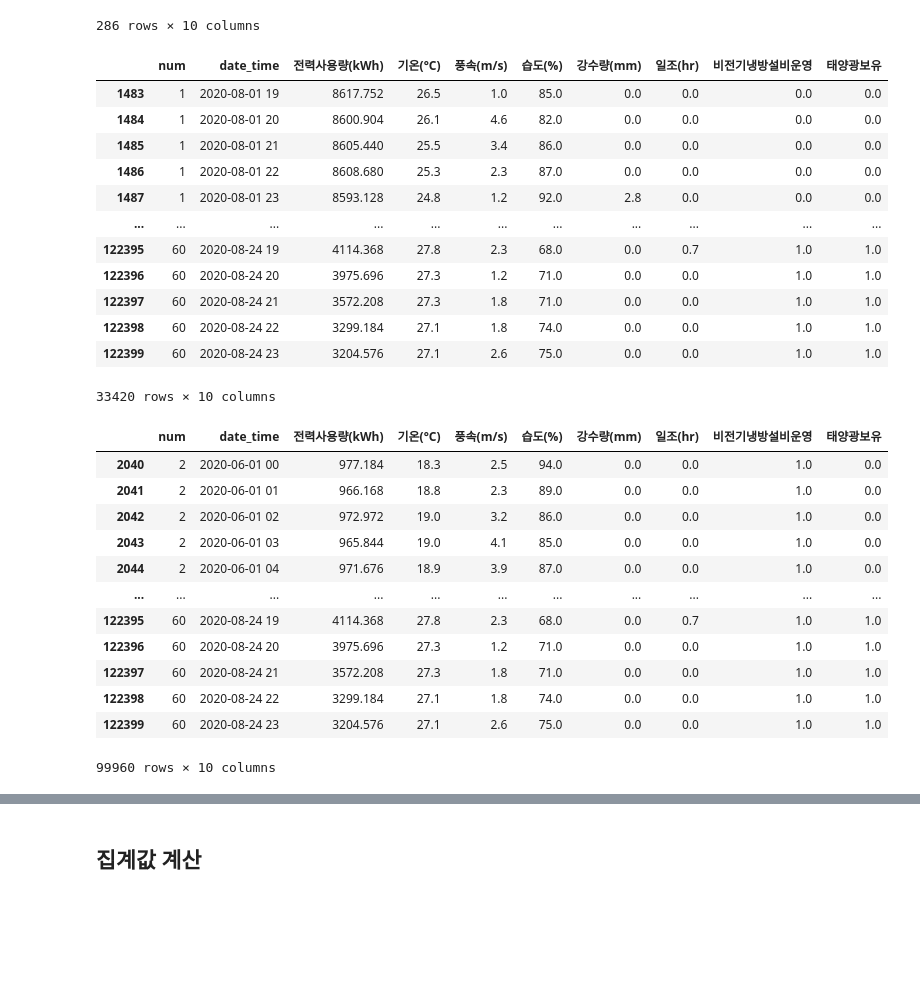
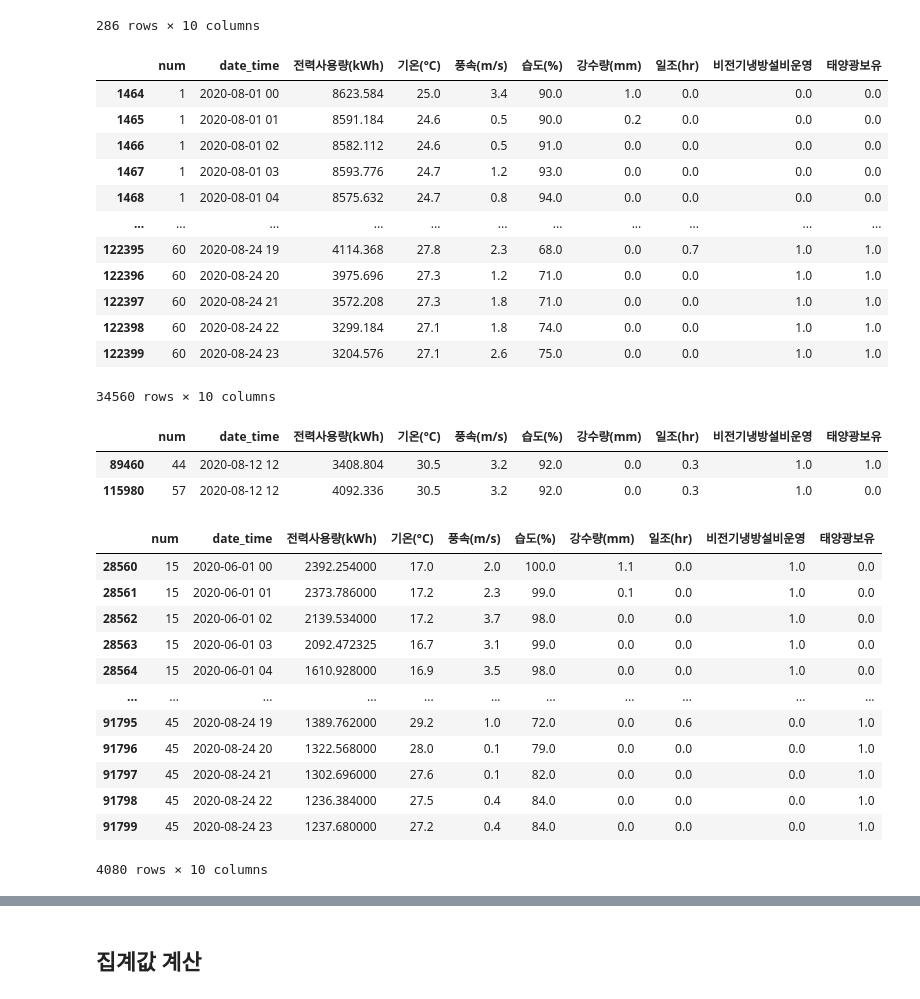
Before and after one commit to overgroove/samsung_ML, a Jupyter notebook: 03_package_pandas.ipynb, the cells around one changed output, grey strips where cells are left out. Drawn from its saved outputs; the diff is of its cells as text; code cells hidden in the pictures; blank space fills up the shorter version.

```diff
--- a/03_package_pandas.ipynb
+++ b/03_package_pandas.ipynb
@@ -481,35 +497,44 @@ df.loc[10:21, ['date_time', '전력사용량(kWh)']]
 286 rows × 10 columns
 # %%
 # 해당시간 데이터보다 나중에 발생한 관측치 선택
+df.loc[df['date_time'] > '2020-07-31 23']
 # %% [output]
 |  | num | date_time | 전력사용량(kWh) | 기온(°C) | 풍속(m/s) | 습도(%) | 강수량(mm) | 일조(hr) | 비전기냉방설비운영 | 태양광보유 |
-| 1483 | 1 | 2020-08-01 19 | 8617.752 | 26.5 | 1.0 | 85.0 | 0.0 | 0.0 | 0.0 | 0.0 |
-| 1484 | 1 | 2020-08-01 20 | 8600.904 | 26.1 | 4.6 | 82.0 | 0.0 | 0.0 | 0.0 | 0.0 |
-| 1485 | 1 | 2020-08-01 21 | 8605.440 | 25.5 | 3.4 | 86.0 | 0.0 | 0.0 | 0.0 | 0.0 |
-| 1486 | 1 | 2020-08-01 22 | 8608.680 | 25.3 | 2.3 | 87.0 | 0.0 | 0.0 | 0.0 | 0.0 |
-| 1487 | 1 | 2020-08-01 23 | 8593.128 | 24.8 | 1.2 | 92.0 | 2.8 | 0.0 | 0.0 | 0.0 |
+| 1464 | 1 | 2020-08-01 00 | 8623.584 | 25.0 | 3.4 | 90.0 | 1.0 | 0.0 | 0.0 | 0.0 |
+| 1465 | 1 | 2020-08-01 01 | 8591.184 | 24.6 | 0.5 | 90.0 | 0.2 | 0.0 | 0.0 | 0.0 |
+| 1466 | 1 | 2020-08-01 02 | 8582.112 | 24.6 | 0.5 | 91.0 | 0.0 | 0.0 | 0.0 | 0.0 |
+| 1467 | 1 | 2020-08-01 03 | 8593.776 | 24.7 | 1.2 | 93.0 | 0.0 | 0.0 | 0.0 | 0.0 |
+| 1468 | 1 | 2020-08-01 04 | 8575.632 | 24.7 | 0.8 | 94.0 | 0.0 | 0.0 | 0.0 | 0.0 |
 | ... | ... | ... | ... | ... | ... | ... | ... | ... | ... | ... |
 | 122395 | 60 | 2020-08-24 19 | 4114.368 | 27.8 | 2.3 | 68.0 | 0.0 | 0.7 | 1.0 | 1.0 |
 | 122396 | 60 | 2020-08-24 20 | 3975.696 | 27.3 | 1.2 | 71.0 | 0.0 | 0.0 | 1.0 | 1.0 |
 | 122397 | 60 | 2020-08-24 21 | 3572.208 | 27.3 | 1.8 | 71.0 | 0.0 | 0.0 | 1.0 | 1.0 |
 | 122398 | 60 | 2020-08-24 22 | 3299.184 | 27.1 | 1.8 | 74.0 | 0.0 | 0.0 | 1.0 | 1.0 |
 | 122399 | 60 | 2020-08-24 23 | 3204.576 | 27.1 | 2.6 | 75.0 | 0.0 | 0.0 | 1.0 | 1.0 |
-33420 rows × 10 columns
+34560 rows × 10 columns
 # %%
 # or 연산 |
 # and 연산 &
-# 조건을 2개 사용한 관측치 선택 비전기냉방설비운영, 태양광보유 한 관측치 찾기
+# 조건을 2개 사용한 관측치 선택 고온, 다습했던 관측치 선별 고온 30도 이상, 다습 습도 90 이상
+df.loc[(df['기온(°C)'] >= 30) & (df['습도(%)'] >= 90)]
 # %% [output]
 |  | num | date_time | 전력사용량(kWh) | 기온(°C) | 풍속(m/s) | 습도(%) | 강수량(mm) | 일조(hr) | 비전기냉방설비운영 | 태양광보유 |
-| 2040 | 2 | 2020-06-01 00 | 977.184 | 18.3 | 2.5 | 94.0 | 0.0 | 0.0 | 1.0 | 0.0 |
-| 2041 | 2 | 2020-06-01 01 | 966.168 | 18.8 | 2.3 | 89.0 | 0.0 | 0.0 | 1.0 | 0.0 |
-| 2042 | 2 | 2020-06-01 02 | 972.972 | 19.0 | 3.2 | 86.0 | 0.0 | 0.0 | 1.0 | 0.0 |
-| 2043 | 2 | 2020-06-01 03 | 965.844 | 19.0 | 4.1 | 85.0 | 0.0 | 0.0 | 1.0 | 0.0 |
-| 2044 | 2 | 2020-06-01 04 | 971.676 | 18.9 | 3.9 | 87.0 | 0.0 | 0.0 | 1.0 | 0.0 |
-| ... | ... | ... | ... | ... | ... | ... | ... | ... | ... | ... |
-| 122395 | 60 | 2020-08-24 19 | 4114.368 | 27.8 | 2.3 | 68.0 | 0.0 | 0.7 | 1.0 | 1.0 |
-| 122396 | 60 | 2020-08-24 20 | 3975.696 | 27.3 | 1.2 | 71.0 | 0.0 | 0.0 | 1.0 | 1.0 |
-| 122397 | 60 | 2020-08-24 21 | 3572.208 | 27.3 | 1.8 | 71.0 | 0.0 | 0.0 | 1.0 | 1.0 |
-| 122398 | 60 | 2020-08-24 22 | 3299.184 | 27.1 | 1.8 | 74.0 | 0.0 | 0.0 | 1.0 | 1.0 |
-| 122399 | 60 | 2020-08-24 23 | 3204.576 | 27.1 | 2.6 | 75.0 | 0.0 | 0.0 | 1.0 | 1.0 |
+| 89460 | 44 | 2020-08-12 12 | 3408.804 | 30.5 | 3.2 | 92.0 | 0.0 | 0.3 | 1.0 | 1.0 |
+| 115980 | 57 | 2020-08-12 12 | 4092.336 | 30.5 | 3.2 | 92.0 | 0.0 | 0.3 | 1.0 | 0.0 |
-99960 rows × 10 columns
+# %%
+# 건물번호 기준으로 15, 45 두개 가져온다
+df.loc[(df['num'] == 15) | (df['num'] == 45)]
+# %% [output]
+|  | num | date_time | 전력사용량(kWh) | 기온(°C) | 풍속(m/s) | 습도(%) | 강수량(mm) | 일조(hr) | 비전기냉방설비운영 | 태양광보유 |
+| 28560 | 15 | 2020-06-01 00 | 2392.254000 | 17.0 | 2.0 | 100.0 | 1.1 | 0.0 | 1.0 | 0.0 |
+| 28561 | 15 | 2020-06-01 01 | 2373.786000 | 17.2 | 2.3 | 99.0 | 0.1 | 0.0 | 1.0 | 0.0 |
+| 28562 | 15 | 2020-06-01 02 | 2139.534000 | 17.2 | 3.7 | 98.0 | 0.0 | 0.0 | 1.0 | 0.0 |
+| 28563 | 15 | 2020-06-01 03 | 2092.472325 | 16.7 | 3.1 | 99.0 | 0.0 | 0.0 | 1.0 | 0.0 |
+| 28564 | 15 | 2020-06-01 04 | 1610.928000 | 16.9 | 3.5 | 98.0 | 0.0 | 0.0 | 1.0 | 0.0 |
+| ... | ... | ... | ... | ... | ... | ... | ... | ... | ... | ... |
+| 91795 | 45 | 2020-08-24 19 | 1389.762000 | 29.2 | 1.0 | 72.0 | 0.0 | 0.6 | 0.0 | 1.0 |
+| 91796 | 45 | 2020-08-24 20 | 1322.568000 | 28.0 | 0.1 | 79.0 | 0.0 | 0.0 | 0.0 | 1.0 |
+| 91797 | 45 | 2020-08-24 21 | 1302.696000 | 27.6 | 0.1 | 82.0 | 0.0 | 0.0 | 0.0 | 1.0 |
+| 91798 | 45 | 2020-08-24 22 | 1236.384000 | 27.5 | 0.4 | 84.0 | 0.0 | 0.0 | 0.0 | 1.0 |
+| 91799 | 45 | 2020-08-24 23 | 1237.680000 | 27.2 | 0.4 | 84.0 | 0.0 | 0.0 | 0.0 | 1.0 |
+4080 rows × 10 columns
```
Also changed, not shown: parts of 78 cells of this notebook.
